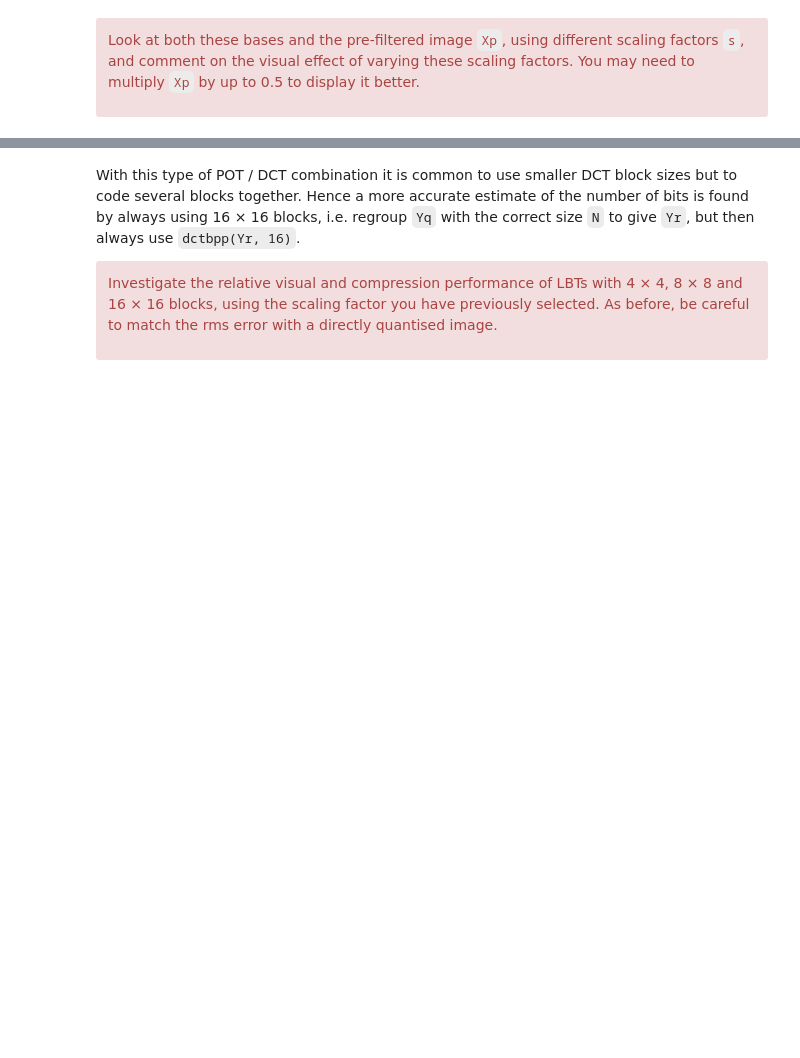
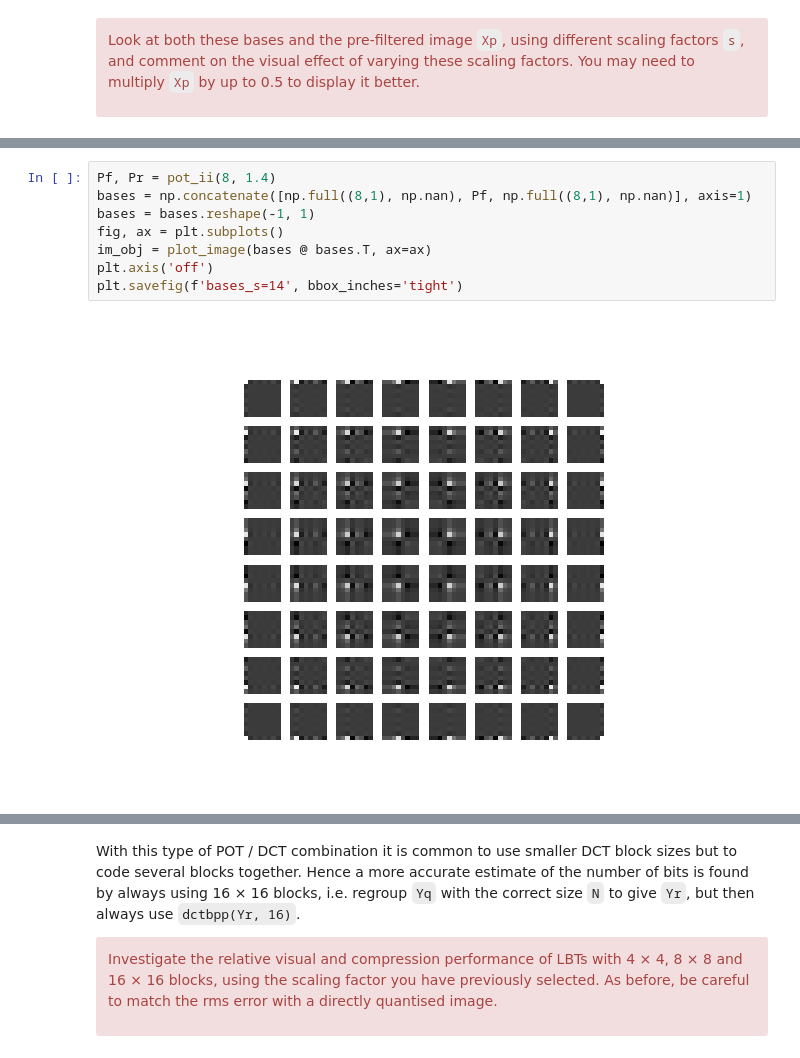
Before and after one commit to sigproc/cued_sf2_lab, a Jupyter notebook: 8-lbt.ipynb, the cells around one changed output, grey strips where cells are left out. Saved outputs shown, nothing was run; the diff lists cells and outputs as text; blank space fills up the shorter version.

```diff
--- a/8-lbt.ipynb
+++ b/8-lbt.ipynb
@@ -347,0 +350,10 @@ plt.savefig(f'Pf_s=1', bbox_inches='tight')
+# %%
+Pf, Pr = pot_ii(8, 1.4)
+bases = np.concatenate([np.full((8,1), np.nan), Pf, np.full((8,1), np.nan)], axis=1)
+bases = bases.reshape(-1, 1)
+fig, ax = plt.subplots()
+im_obj = plot_image(bases @ bases.T, ax=ax)
+plt.axis('off')
+plt.savefig(f'bases_s=14', bbox_inches='tight')
+# %% [output]
+[figure, added]
```
Also changed, not shown: parts of 15 cells of this notebook, 1 other file.
